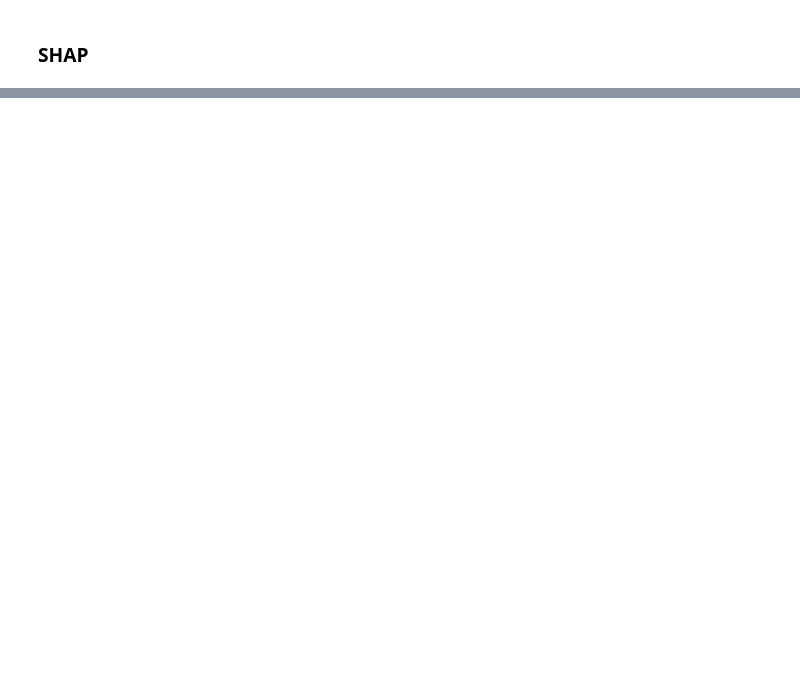
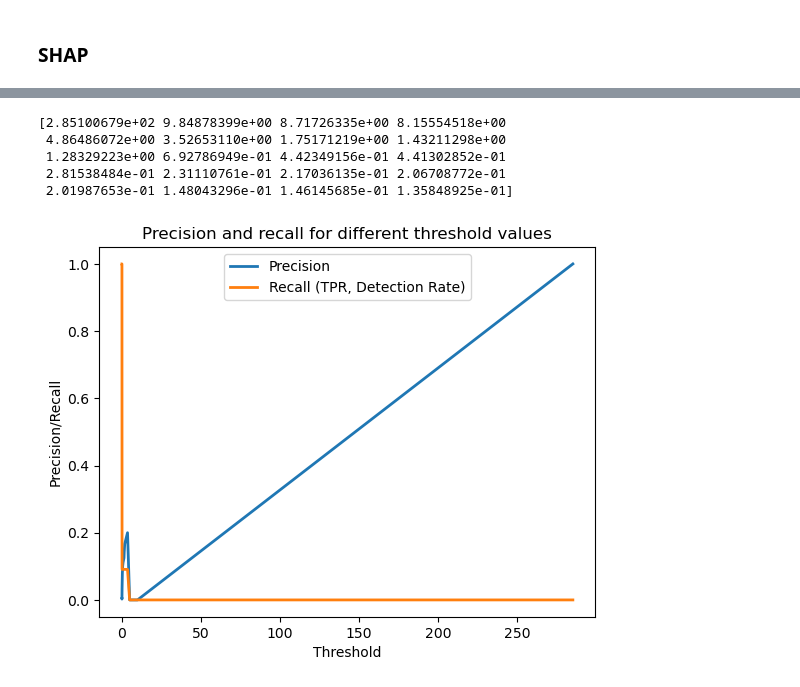
Before and after one commit to BenjaminDeporte/Cyber, a Jupyter notebook: code/SandBox.ipynb, the cells around one changed output, grey strips where cells are left out. Saved outputs shown, nothing was run; the diff lists cells and outputs as text; code cells hidden in the pictures; blank space fills up the shorter version.

Commit message:
autoencoder

```diff
--- a/code/SandBox.ipynb
+++ b/code/SandBox.ipynb
@@ -622,0 +636,20 @@ shap.summary_plot(shap_values, X_test, feature_names=features_names)
+# %%
+# extract flows without alert to train the AE
+X_train_neg = np.array([ X_train[i] for i in range(len(X_train)) if Y_train[i]==False ])
+# %%
+# model
+
+input_dim = X_train_neg.shape[1]  # number of features
+encoding_dim = 128
+hidden_dim = 16
+
+inputs = tf.keras.layers.Input(shape=(input_dim,))
+x = tf.keras.layers.Dense(units=encoding_dim, activation='relu')(inputs)
+x = tf.keras.layers.Dense(units=hidden_dim, activation='relu')(x)
+x = tf.keras.layers.Dense(units=hidden_dim, activation='relu')(x)
+x = tf.keras.layers.Dense(units=encoding_dim, activation='relu')(x)
+outputs = tf.keras.layers.Dense(units=input_dim, activation='linear')(x)
+
+autoencoder = tf.keras.Model(inputs=inputs, outputs=outputs, name='autoencoder')
+
+autoencoder.summary()
@@ -622,0 +723,2 @@ shap.summary_plot(shap_values, X_test, feature_names=features_names)
+# %%
+X_train_pred = autoencoder.predict(X_train)
@@ -622,0 +727,7 @@ shap.summary_plot(shap_values, X_test, feature_names=features_names)
+# %%
+df_y_train = pd.DataFrame({'y':Y_train})
+mse = np.mean(np.power(X_train - X_train_pred, 2), axis=1)
+error_df_train = pd.DataFrame({'Reconstruction_error': mse,
+                        'True_class': df_y_train['y']})
+
+error_df_train.head(10)
@@ -622,0 +761,24 @@ shap.summary_plot(shap_values, X_test, feature_names=features_names)
+# %%
+# Top 20 reconstruction errors
+print(np.flip(np.sort(error_df_train['Reconstruction_error'].values))[:20])
+# %% [output]
+[2.85100679e+02 9.84878399e+00 8.71726335e+00 8.15554518e+00
+ 4.86486072e+00 3.52653110e+00 1.75171219e+00 1.43211298e+00
+ 1.28329223e+00 6.92786949e-01 4.42349156e-01 4.41302852e-01
+ 2.81538484e-01 2.31110761e-01 2.17036135e-01 2.06708772e-01
+ 2.01987653e-01 1.48043296e-01 1.46145685e-01 1.35848925e-01]
+# %%
+precision_rt, recall_rt, threshold_rt = precision_recall_curve(
+    error_df_train.True_class,
+    error_df_train.Reconstruction_error
+    )
+
+plt.plot(threshold_rt, precision_rt[1:], label="Precision",linewidth=2)
+plt.plot(threshold_rt, recall_rt[1:], label="Recall (TPR, Detection Rate)",linewidth=2)
+plt.title('Precision and recall for different threshold values')
+plt.xlabel('Threshold')
+plt.ylabel('Precision/Recall')
+plt.legend()
+plt.show()
+# %% [output]
+[figure, added]
```
Also changed, not shown: parts of 25 cells of this notebook, 2 other files.
